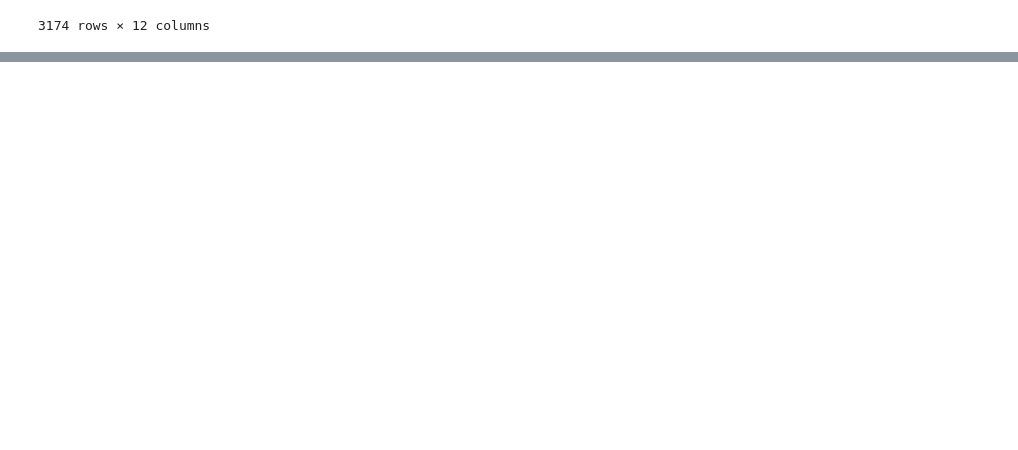
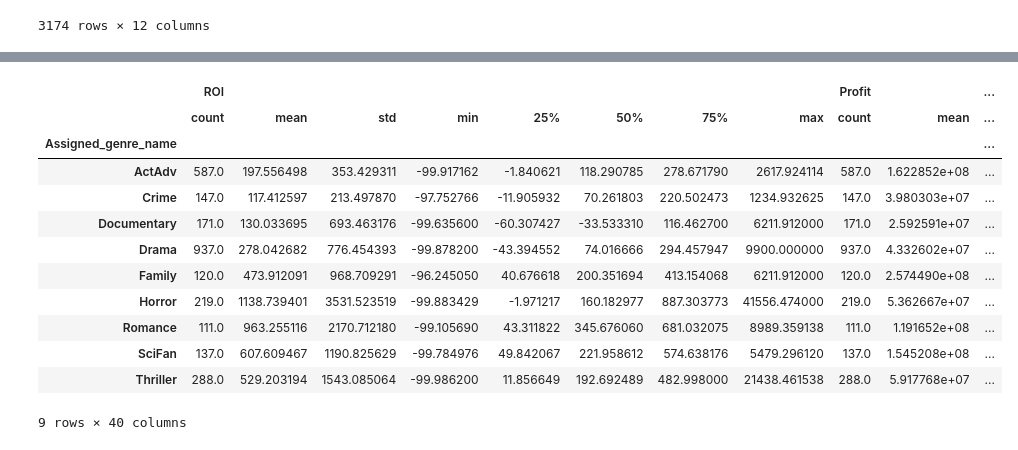
Before and after one commit to hall-nicholas/flatiron-ds-project-1, a Jupyter notebook: code/genre_rating.ipynb, the cells around one changed output, grey strips where cells are left out. Drawn from its saved outputs; the diff is of its cells as text; code cells hidden in the pictures; blank space fills up the shorter version.

```diff
--- a/code/genre_rating.ipynb
+++ b/code/genre_rating.ipynb
@@ -352,0 +333,5 @@ memory usage: 322.4+ KB
+# %%
+genre_ratings_df['ROI'] = genre_ratings_df['Profit'] / genre_ratings_df['production_budget'] * 100 #creating ROI column
+# %%
+genre_roi_df = genre_ratings_df.loc[:, ['Assigned_genre_name', 'ROI', 'Profit',  'production_budget', 'domestic_gross', 'worldwide_gross','release_date'
+                             ]] #creating ROI df to mess with, without editing genre_ratings df
@@ -352,0 +361,23 @@ memory usage: 322.4+ KB
+# %%
+#combing low valued genres to similar genres
+genre_mapping = {
+    'Action': 'ActAdv',
+    'Adventure': 'ActAdv',
+    'War':'ActAdv',
+    'Western':'ActAdv',
+    'Drama' : 'Drama',
+    'Thriller': 'Thriller',
+    'Mystery': 'Thriller',
+    'Horror': 'Horror',
+    'Crime' : 'Crime',
+    'Romance': 'Romance',
+    'Documentary': 'Documentary',
+    'History': 'Documentary',
+    'Science Fiction': 'SciFan',
+    'Fantasy': 'SciFan',
+    'Family': 'Family',
+    'Animation': 'Family',
+    'Music': 'Family'
+}
+# %%
+genre_roi_df['Assigned_genre_name'] = genre_roi_df['Assigned_genre_name'].map(genre_mapping)
@@ -352,0 +397,16 @@ memory usage: 322.4+ KB
+# %%
+genre_roi_df.groupby('Assigned_genre_name').describe()
+# %% [output]
+|  | ROI |  |  |  |  |  |  |  | Profit |  | ... |
+|  | count | mean | std | min | 25% | 50% | 75% | max | count | mean | ... |
+| Assigned_genre_name |  |  |  |  |  |  |  |  |  |  | ... |
+| ActAdv | 587.0 | 197.556498 | 353.429311 | -99.917162 | -1.840621 | 118.290785 | 278.671790 | 2617.924114 | 587.0 | 1.622852e+08 | ... |
+| Crime | 147.0 | 117.412597 | 213.497870 | -97.752766 | -11.905932 | 70.261803 | 220.502473 | 1234.932625 | 147.0 | 3.980303e+07 | ... |
+| Documentary | 171.0 | 130.033695 | 693.463176 | -99.635600 | -60.307427 | -33.533310 | 116.462700 | 6211.912000 | 171.0 | 2.592591e+07 | ... |
+| Drama | 937.0 | 278.042682 | 776.454393 | -99.878200 | -43.394552 | 74.016666 | 294.457947 | 9900.000000 | 937.0 | 4.332602e+07 | ... |
+| Family | 120.0 | 473.912091 | 968.709291 | -96.245050 | 40.676618 | 200.351694 | 413.154068 | 6211.912000 | 120.0 | 2.574490e+08 | ... |
+| Horror | 219.0 | 1138.739401 | 3531.523519 | -99.883429 | -1.971217 | 160.182977 | 887.303773 | 41556.474000 | 219.0 | 5.362667e+07 | ... |
+| Romance | 111.0 | 963.255116 | 2170.712180 | -99.105690 | 43.311822 | 345.676060 | 681.032075 | 8989.359138 | 111.0 | 1.191652e+08 | ... |
+| SciFan | 137.0 | 607.609467 | 1190.825629 | -99.784976 | 49.842067 | 221.958612 | 574.638176 | 5479.296120 | 137.0 | 1.545208e+08 | ... |
+| Thriller | 288.0 | 529.203194 | 1543.085064 | -99.986200 | 11.856649 | 192.692489 | 482.998000 | 21438.461538 | 288.0 | 5.917768e+07 | ... |
+9 rows × 40 columns
```
Also changed, not shown: parts of 9 cells of this notebook.
